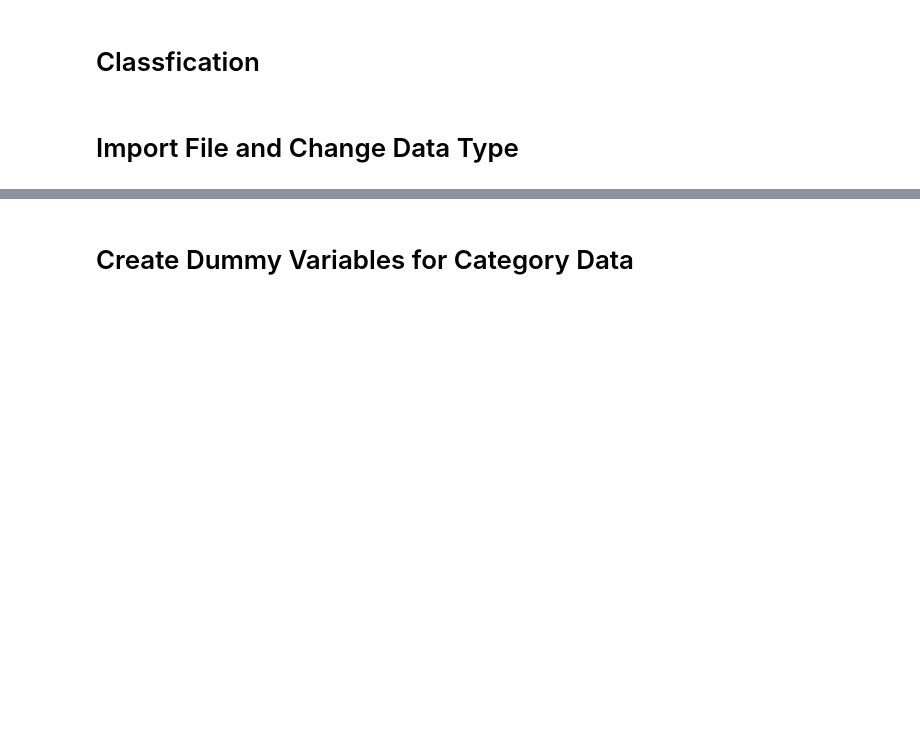
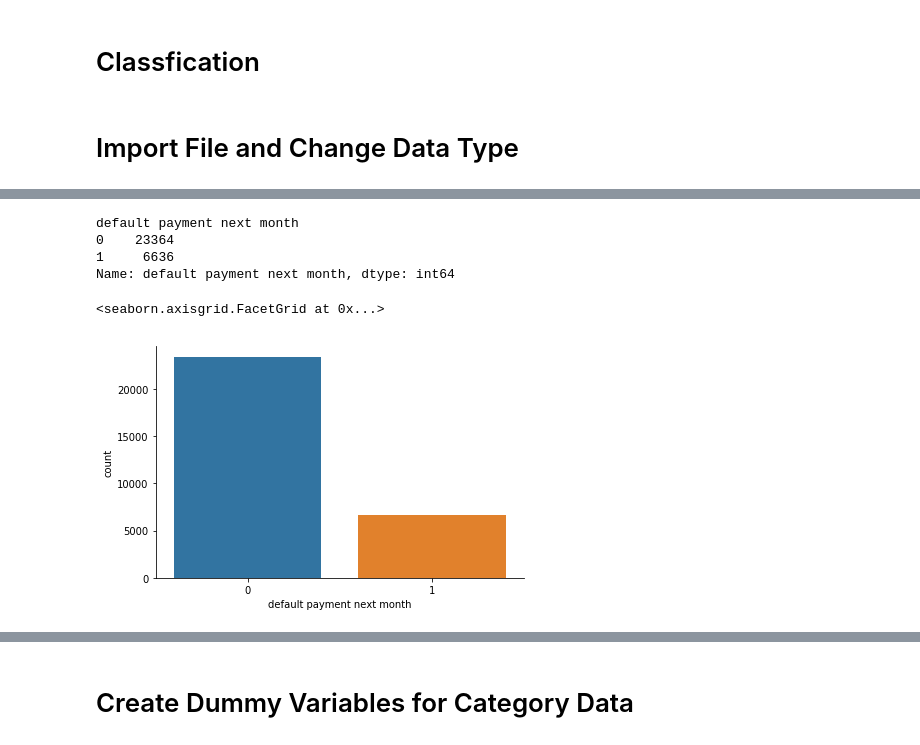
Before and after one commit to asid72/C5T1, a Jupyter notebook: C5T3.ipynb, the cells around one changed output, grey strips where cells are left out. Saved outputs shown, nothing was run; the diff lists cells and outputs as text; code cells hidden in the pictures; blank space fills up the shorter version.

```diff
--- a/C5T3.ipynb
+++ b/C5T3.ipynb
@@ -81,0 +131,12 @@ memory usage: 3.7 MB
+# %%
+# How many are defaulted and not Defaulted for Next Month?
+print(testdf.groupby(['default payment next month'])['default payment next month'].count())
+sns.factorplot('default payment next month', data=testdf, kind='count', aspect=1.5)
+# 6636 will be default and 23364 not default
+# %% [output]
+default payment next month
+0    23364
+1     6636
+Name: default payment next month, dtype: int64
+<seaborn.axisgrid.FacetGrid at 0x...>
+[figure, added]
```
Also changed, not shown: parts of 53 cells of this notebook.
